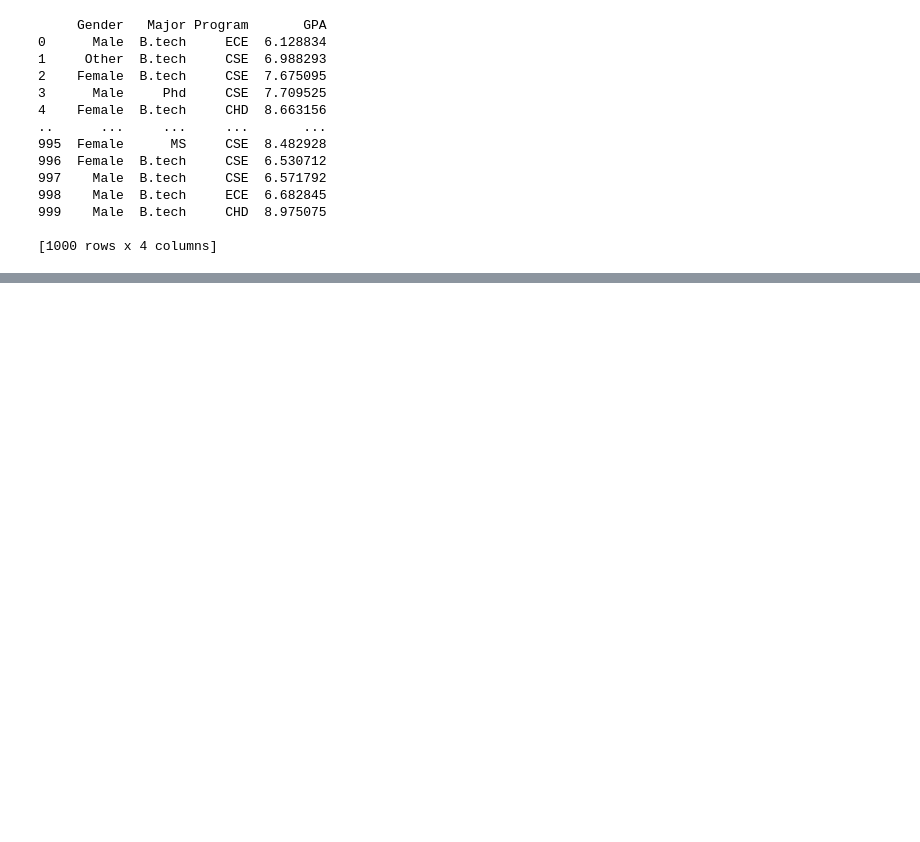
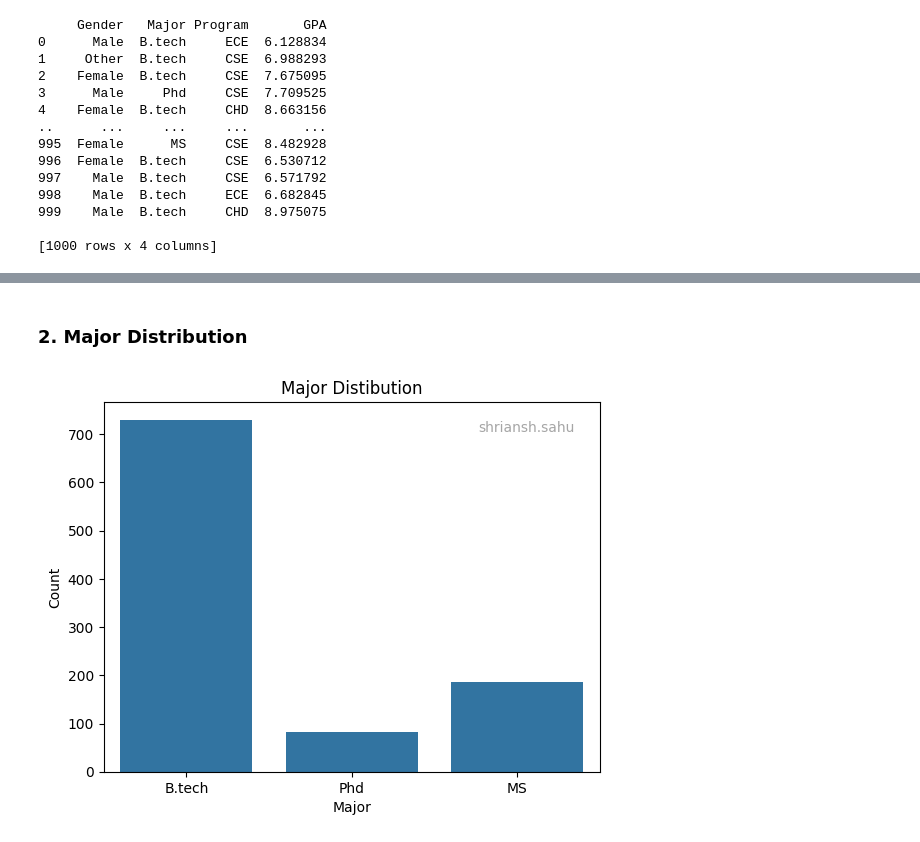
Before and after one commit to Shriansh8584/student-dataset-assignment, a Jupyter notebook: JupyterNotebook.ipynb, the cells around one changed output, grey strips where cells are left out. Cells and saved outputs as stored; diff of their text form; code cells hidden in the pictures; blank space fills up the shorter version.

```diff
--- a/JupyterNotebook.ipynb
+++ b/JupyterNotebook.ipynb
@@ -117,0 +224,8 @@ print(dataset.get_full_dataframe())
+# %% [markdown]
+### 2. Major Distribution
+# %%
+dataset = StudentDataset(1000,"shriansh.sahu")
+
+dataset.plot_major_distribution()
+# %% [output]
+[figure, added]
```
Also changed, not shown: parts of 21 cells of this notebook.
